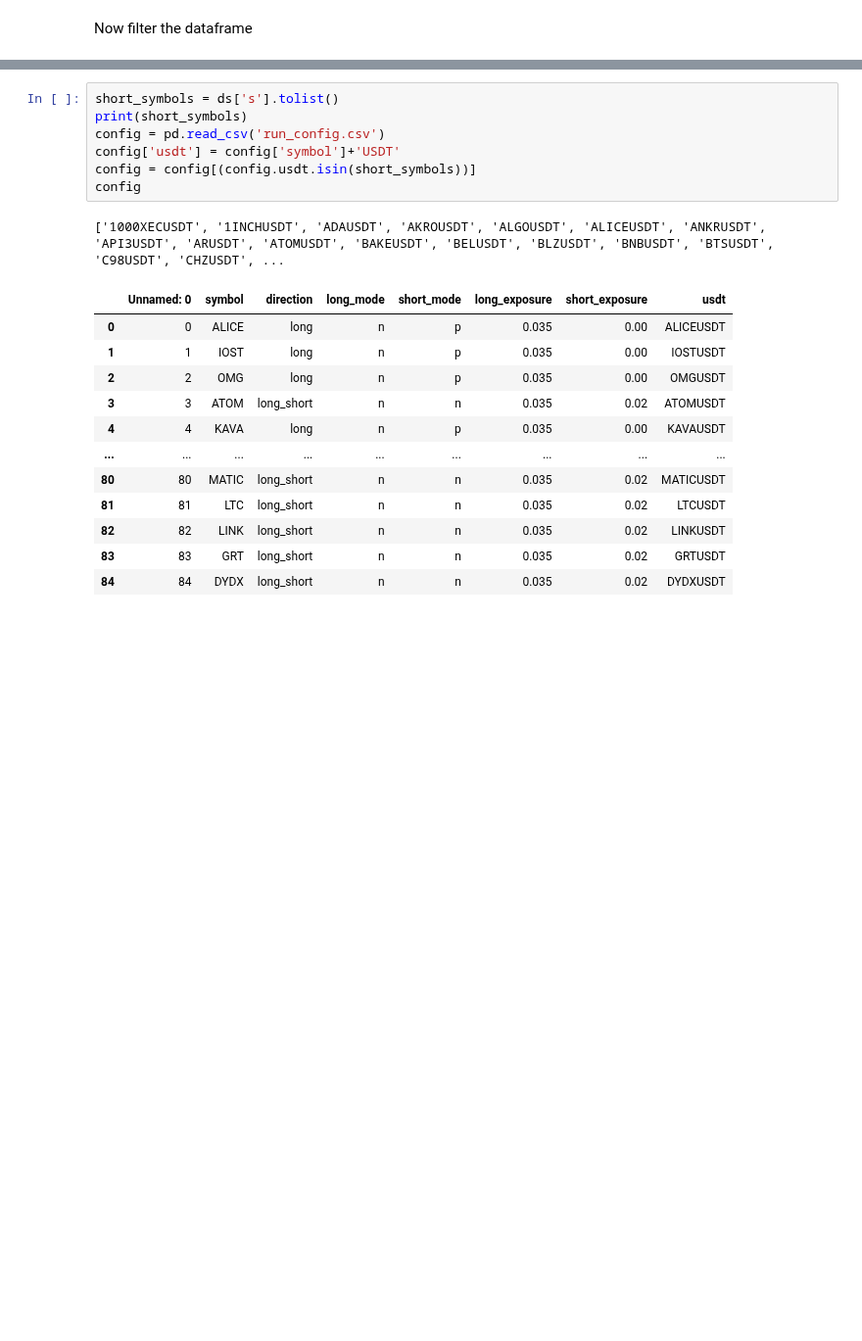
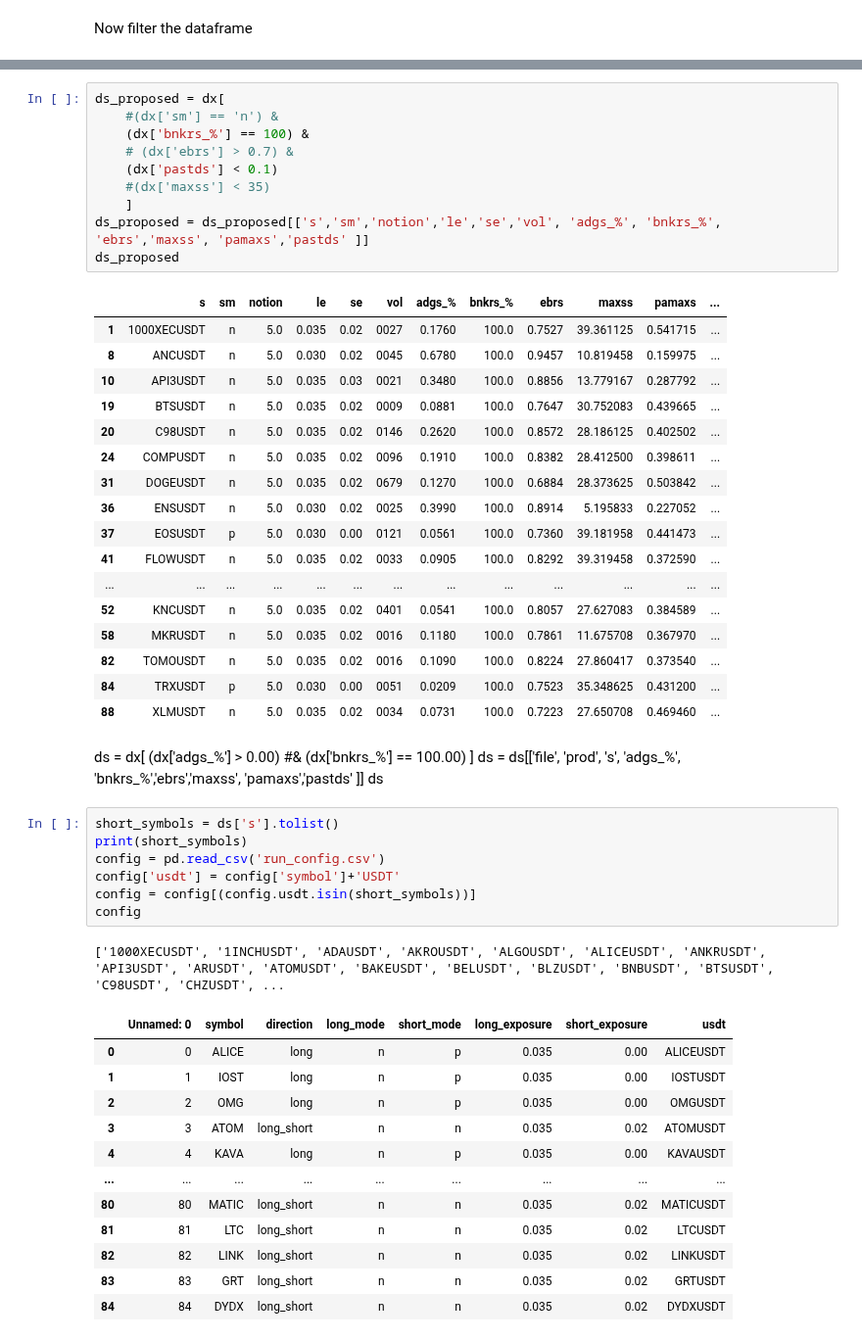
Before and after one commit to shroukkhan/passivbot, a Jupyter notebook: analyze_result_binance.ipynb, the cells around one changed output, grey strips where cells are left out. Shown at 98% size. Drawn from its saved outputs; the diff is of its cells as text; blank space fills up the shorter version.

```diff
--- a/analyze_result_binance.ipynb
+++ b/analyze_result_binance.ipynb
@@ -246,3 +366,38 @@ ds
+# %%
+ds_proposed = dx[
+    #(dx['sm'] == 'n') &
+    (dx['bnkrs_%'] == 100) &
+    # (dx['ebrs'] > 0.7) &
+    (dx['pastds'] < 0.1)
+    #(dx['maxss'] < 35)
+    ]
+ds_proposed = ds_proposed[['s','sm','notion','le','se','vol', 'adgs_%', 'bnkrs_%',  'ebrs','maxss', 'pamaxs','pastds' ]]
+ds_proposed
+# %% [output]
+|  | s | sm | notion | le | se | vol | adgs_% | bnkrs_% | ebrs | maxss | pamaxs | ... |
+| 1 | 1000XECUSDT | n | 5.0 | 0.035 | 0.02 | 0027 | 0.1760 | 100.0 | 0.7527 | 39.361125 | 0.541715 | ... |
+| 8 | ANCUSDT | n | 5.0 | 0.030 | 0.02 | 0045 | 0.6780 | 100.0 | 0.9457 | 10.819458 | 0.159975 | ... |
+| 10 | API3USDT | n | 5.0 | 0.035 | 0.03 | 0021 | 0.3480 | 100.0 | 0.8856 | 13.779167 | 0.287792 | ... |
+| 19 | BTSUSDT | n | 5.0 | 0.035 | 0.02 | 0009 | 0.0881 | 100.0 | 0.7647 | 30.752083 | 0.439665 | ... |
+| 20 | C98USDT | n | 5.0 | 0.035 | 0.02 | 0146 | 0.2620 | 100.0 | 0.8572 | 28.186125 | 0.402502 | ... |
+| 24 | COMPUSDT | n | 5.0 | 0.035 | 0.02 | 0096 | 0.1910 | 100.0 | 0.8382 | 28.412500 | 0.398611 | ... |
+| 31 | DOGEUSDT | n | 5.0 | 0.035 | 0.02 | 0679 | 0.1270 | 100.0 | 0.6884 | 28.373625 | 0.503842 | ... |
+| 36 | ENSUSDT | n | 5.0 | 0.030 | 0.02 | 0025 | 0.3990 | 100.0 | 0.8914 | 5.195833 | 0.227052 | ... |
+| 37 | EOSUSDT | p | 5.0 | 0.030 | 0.00 | 0121 | 0.0561 | 100.0 | 0.7360 | 39.181958 | 0.441473 | ... |
+| 41 | FLOWUSDT | n | 5.0 | 0.035 | 0.02 | 0033 | 0.0905 | 100.0 | 0.8292 | 39.319458 | 0.372590 | ... |
+| ... | ... | ... | ... | ... | ... | ... | ... | ... | ... | ... | ... | ... |
+| 52 | KNCUSDT | n | 5.0 | 0.035 | 0.02 | 0401 | 0.0541 | 100.0 | 0.8057 | 27.627083 | 0.384589 | ... |
+| 58 | MKRUSDT | n | 5.0 | 0.035 | 0.02 | 0016 | 0.1180 | 100.0 | 0.7861 | 11.675708 | 0.367970 | ... |
+| 82 | TOMOUSDT | n | 5.0 | 0.035 | 0.02 | 0016 | 0.1090 | 100.0 | 0.8224 | 27.860417 | 0.373540 | ... |
+| 84 | TRXUSDT | p | 5.0 | 0.030 | 0.00 | 0051 | 0.0209 | 100.0 | 0.7523 | 35.348625 | 0.431200 | ... |
+| 88 | XLMUSDT | n | 5.0 | 0.035 | 0.02 | 0034 | 0.0731 | 100.0 | 0.7223 | 27.650708 | 0.469460 | ... |
+# %% [markdown]
+ds = dx[
+   (dx['adgs_%'] > 0.00)
+  #& (dx['bnkrs_%'] == 100.00)
+]
+ds = ds[['file', 'prod', 's', 'adgs_%', 'bnkrs_%','ebrs','maxss', 'pamaxs','pastds' ]]
+ds
 # %%
 short_symbols = ds['s'].tolist()
 print(short_symbols)
```
Also changed, not shown: parts of 15 cells of this notebook, 9 other files.
